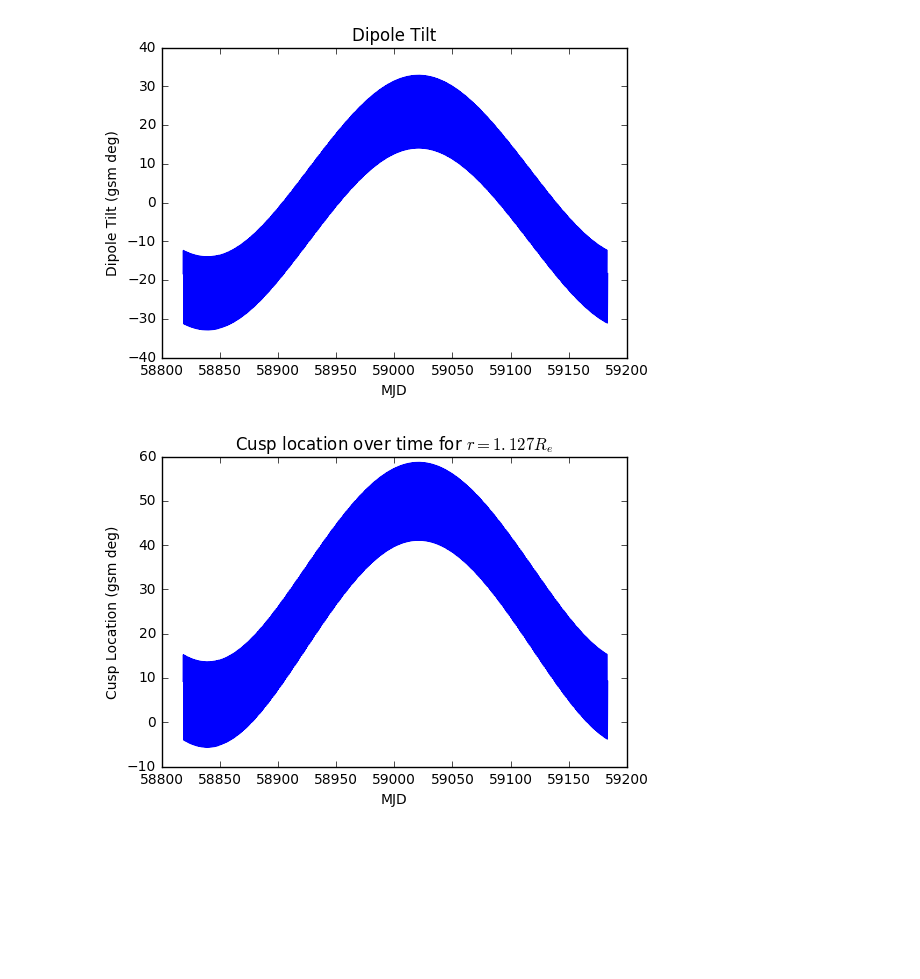
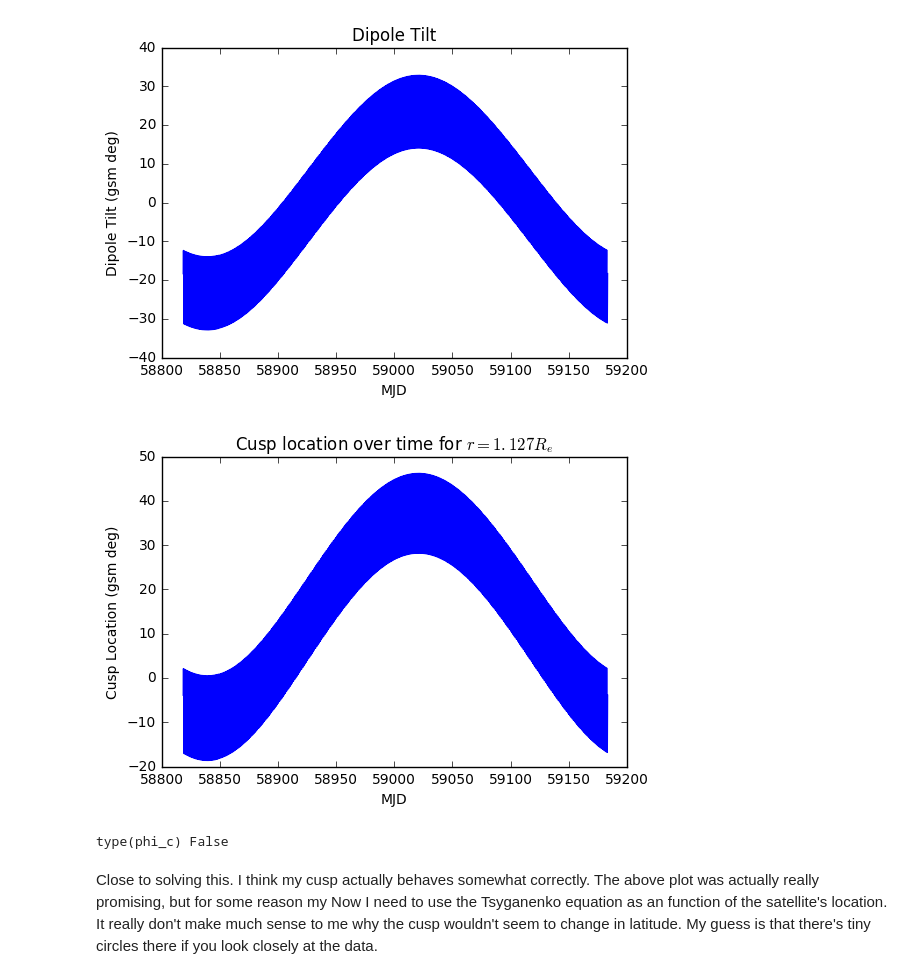
Before and after one commit to fsbr/se3-path-planner, a Jupyter notebook: modularPlanner/Cusp Plots (Daily).ipynb, the cells around one changed output. Saved outputs shown, nothing was run; the diff lists cells and outputs as text; code cells hidden in the pictures; blank space fills up the shorter version.

Commit message:
close just need to mess around with coord transforms

```diff
--- a/modularPlanner/Cusp Plots (Daily).ipynb
+++ b/modularPlanner/Cusp Plots (Daily).ipynb
@@ -175,15 +177,34 @@ plt.show()
 [figure]
 # %%
 # output cusp position with the dipole tilt
-r = 5
+r = 1.127
 psi = np.deg2rad(psi)
 phi_c = tsyg.getPhi_c(r,psi)
 phi_c = np.rad2deg(phi_c)
 plt.figure()
 plt.plot(t,phi_c)
 plt.title('Cusp location over time for $r = 1.127R_{e}$')
 plt.xlabel('MJD')
 plt.ylabel('Cusp Location (gsm deg)')
 plt.show()
 # %% [output]
-[figure, old version]
+[figure, new version]
+# %%
+# next lets get the spherical coordinates and plot the latitude and longitudes, which SHOULD
+# allow us to get the cusp crossings.
+xc,yc,zc = tsyg.tsygCyl2Car(phi_c,r)
+
+#originally it was GSM
+cusp_location = coord.Coords([[i,j,k] for i,j,k in zip(xc,yc,zc)], 'GSM', 'car')
+cusp_location.ticks = Ticktock(t,'MJD')
+cusp_location = cusp_location.convert('GSM','sph')
+plt.scatter(cusp_location.long, cusp_location.lati)
+plt.scatter(gsm.long,gsm.lati,color='green')
+plt.xlabel('gsm longitude (gsm deg)')
+plt.ylabel('gsm latitude (gsm deg)')
+plt.title('Cusp Latitude vs. Longitude (GSM)')
+plt.show()
+# %% [output]
+type(phi_c) False
+# %% [markdown]
+Close to solving this.  I think my cusp actually behaves somewhat correctly. The above plot was actually really promising, but for some reason my  Now I need to use the Tsyganenko equation as an function of the satellite's location.  It really don't make much sense to me why the cusp wouldn't seem to change in latitude.  My guess is that there's tiny circles there if you look closely at the data.
```
Also changed, not shown: parts of 4 cells of this notebook.
